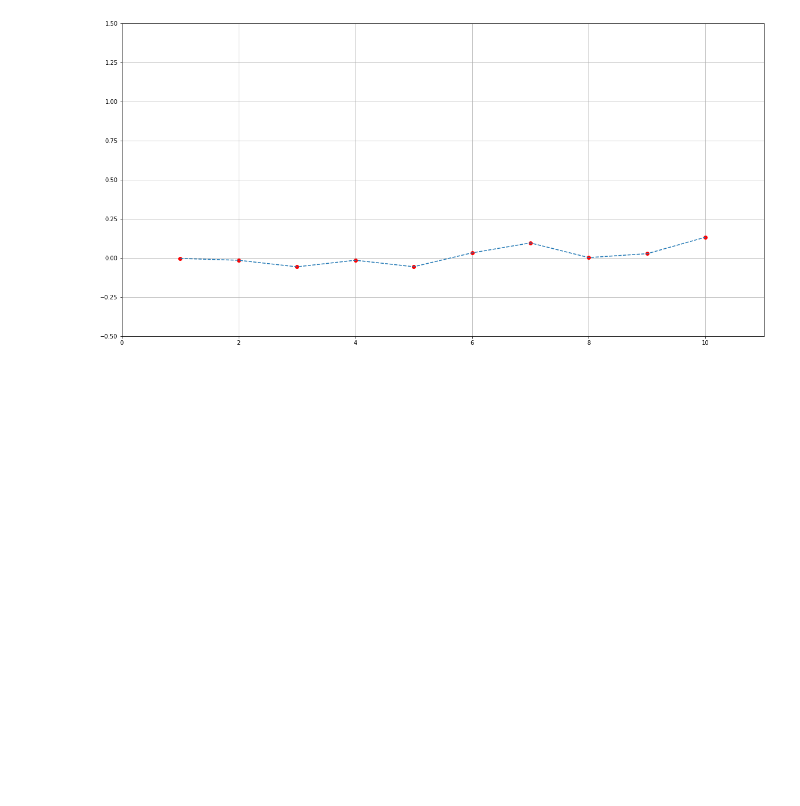
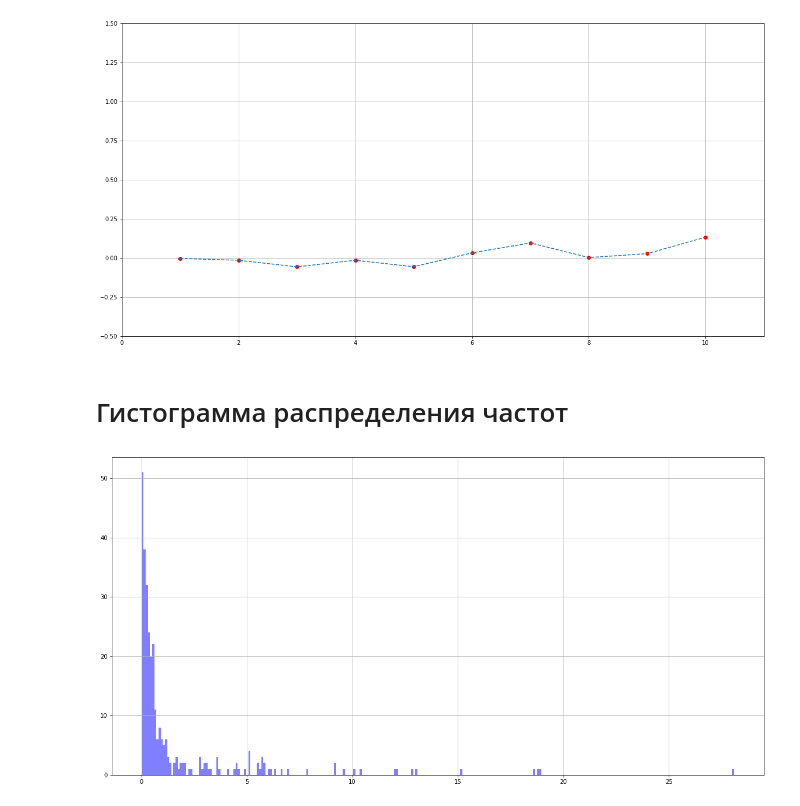
Before and after one commit to johnny-keker/mathematical-modelling, a Jupyter notebook: LW1/LW1.ipynb, the cells around one changed output. Drawn from its saved outputs; the diff is of its cells as text; code cells hidden in the pictures; blank space fills up the shorter version.

Commit message:
[LW1] frequencies histogram

```diff
--- a/LW1/LW1.ipynb
+++ b/LW1/LW1.ipynb
@@ -151,3 +151,17 @@ plt.grid()
 plt.show()
 # %% [output]
 [figure]
+# %% [markdown]
+# Гистограмма распределения частот
+# %%
+# TODO: find better way to compute num_intervals
+interval_len = (3.5 * c_300[2])/(300**(1./3.)) # Scott's formula
+num_intervals = int(max(input_data) / interval_len)
+
+plt.figure(figsize=(20, 10))
+n, bins, patches = plt.hist(input_data, num_intervals, facecolor='blue', alpha=0.5)
+
+plt.grid()
+plt.show()
+# %% [output]
+[figure, added]
```
